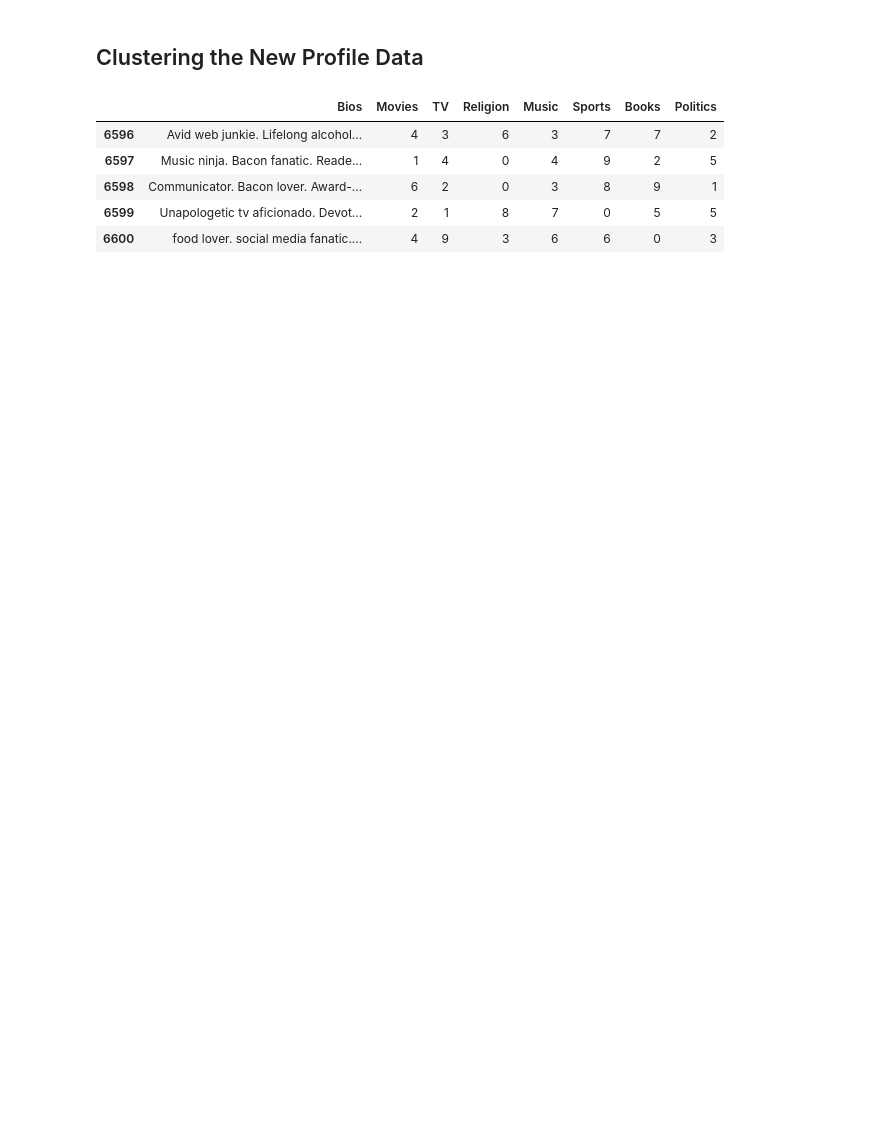
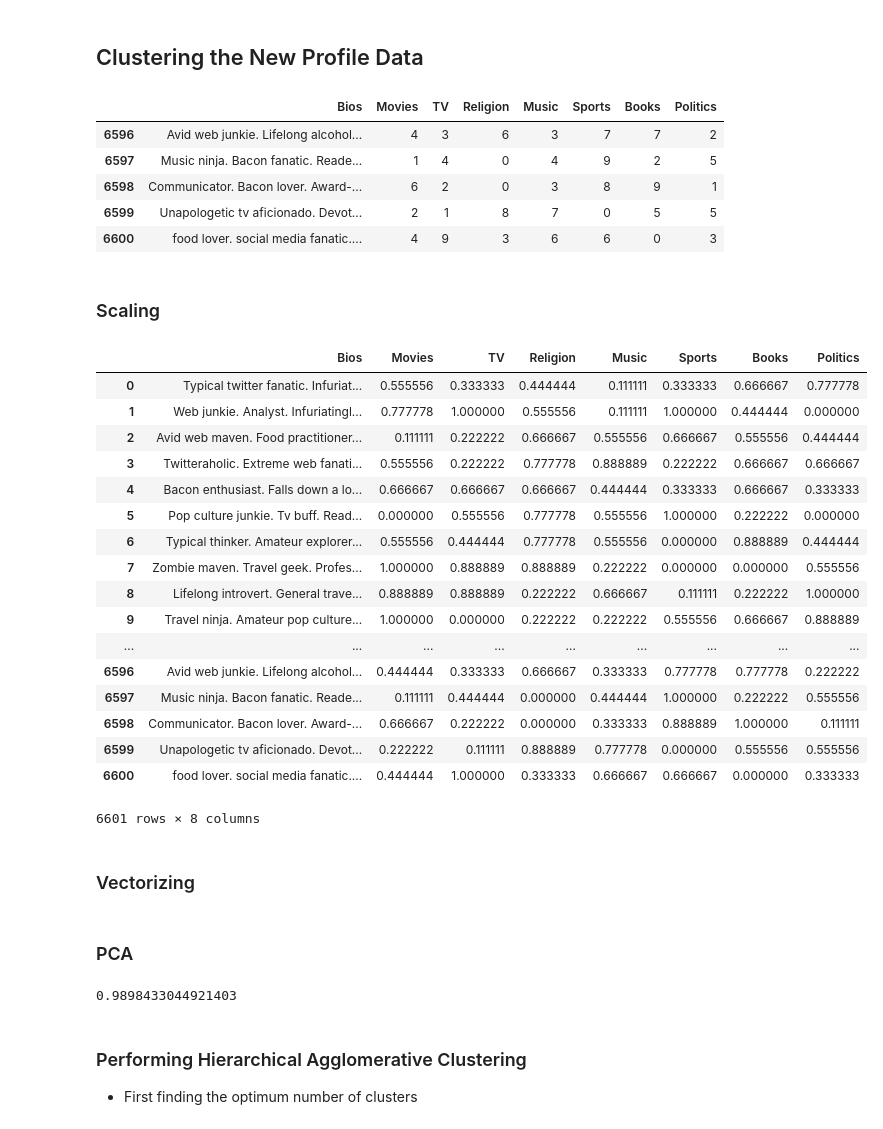
Before and after one commit to marcosan93/AI-Matchmaker, a Jupyter notebook: Adding-New-Dating-Profile.ipynb, the cells around one changed output. Cells and saved outputs as stored; diff of their text form; code cells hidden in the pictures; blank space fills up the shorter version.

Commit message:
finished clustering the new data

```diff
--- a/Adding-New-Dating-Profile.ipynb
+++ b/Adding-New-Dating-Profile.ipynb
@@ -101,3 +98,32 @@ new_cluster.tail()
 | 6598 | Communicator. Bacon lover. Award-... | 6 | 2 | 0 | 3 | 8 | 9 | 1 |
 | 6599 | Unapologetic tv aficionado. Devot... | 2 | 1 | 8 | 7 | 0 | 5 | 5 |
 | 6600 | food lover. social media fanatic.... | 4 | 9 | 3 | 6 | 6 | 0 | 3 |
+# %% [markdown]
+### Scaling
+# %%
+# Instantiating the Scaler
+scaler = MinMaxScaler()
+
+# Scaling the categories then replacing the old values
+df = new_cluster[['Bios']].join(pd.DataFrame(scaler.fit_transform(new_cluster.drop('Bios', axis=1)), columns=new_cluster.columns[1:], index=new_cluster.index))
+# %% [output]
+|  | Bios | Movies | TV | Religion | Music | Sports | Books | Politics |
+| 0 | Typical twitter fanatic. Infuriat... | 0.555556 | 0.333333 | 0.444444 | 0.111111 | 0.333333 | 0.666667 | 0.777778 |
+| 1 | Web junkie. Analyst. Infuriatingl... | 0.777778 | 1.000000 | 0.555556 | 0.111111 | 1.000000 | 0.444444 | 0.000000 |
+| 2 | Avid web maven. Food practitioner... | 0.111111 | 0.222222 | 0.666667 | 0.555556 | 0.666667 | 0.555556 | 0.444444 |
+| 3 | Twitteraholic. Extreme web fanati... | 0.555556 | 0.222222 | 0.777778 | 0.888889 | 0.222222 | 0.666667 | 0.666667 |
+| 4 | Bacon enthusiast. Falls down a lo... | 0.666667 | 0.666667 | 0.666667 | 0.444444 | 0.333333 | 0.666667 | 0.333333 |
+| 5 | Pop culture junkie. Tv buff. Read... | 0.000000 | 0.555556 | 0.777778 | 0.555556 | 1.000000 | 0.222222 | 0.000000 |
+| 6 | Typical thinker. Amateur explorer... | 0.555556 | 0.444444 | 0.777778 | 0.555556 | 0.000000 | 0.888889 | 0.444444 |
+| 7 | Zombie maven. Travel geek. Profes... | 1.000000 | 0.888889 | 0.888889 | 0.222222 | 0.000000 | 0.000000 | 0.555556 |
+| 8 | Lifelong introvert. General trave... | 0.888889 | 0.888889 | 0.222222 | 0.666667 | 0.111111 | 0.222222 | 1.000000 |
+| 9 | Travel ninja. Amateur pop culture... | 1.000000 | 0.000000 | 0.222222 | 0.222222 | 0.555556 | 0.666667 | 0.888889 |
+| ... | ... | ... | ... | ... | ... | ... | ... | ... |
+| 6596 | Avid web junkie. Lifelong alcohol... | 0.444444 | 0.333333 | 0.666667 | 0.333333 | 0.777778 | 0.777778 | 0.222222 |
+| 6597 | Music ninja. Bacon fanatic. Reade... | 0.111111 | 0.444444 | 0.000000 | 0.444444 | 1.000000 | 0.222222 | 0.555556 |
+| 6598 | Communicator. Bacon lover. Award-... | 0.666667 | 0.222222 | 0.000000 | 0.333333 | 0.888889 | 1.000000 | 0.111111 |
+| 6599 | Unapologetic tv aficionado. Devot... | 0.222222 | 0.111111 | 0.888889 | 0.777778 | 0.000000 | 0.555556 | 0.555556 |
+| 6600 | food lover. social media fanatic.... | 0.444444 | 1.000000 | 0.333333 | 0.666667 | 0.666667 | 0.000000 | 0.333333 |
+6601 rows × 8 columns
+# %% [markdown]
+### Vectorizing
@@ -103,0 +145,29 @@ new_cluster.tail()
+# %% [markdown]
+### PCA
+# %%
+from sklearn.decomposition import PCA
+
+# Instantiating PCA
+pca = PCA()
+
+# Fitting and Transforming the DF
+df_pca = pca.fit_transform(new_df)
+
+# Finding the exact number of features that explain at least 99% of the variance in the dataset
+total_explained_variance = pca.explained_variance_ratio_.cumsum()
+n_over_99 = len(total_explained_variance[total_explained_variance>=.99])
+n_to_reach_99 = new_df.shape[1] - n_over_99
+
+# Reducing the dataset to the number of features determined before
+pca = PCA(n_components=n_to_reach_99)
+
+# Fitting and transforming the dataset to the stated number of features
+df_pca = pca.fit_transform(new_df)
+
+# Seeing the variance ratio that still remains after the dataset has been reduced
+pca.explained_variance_ratio_.cumsum()[-1]
+# %% [output]
+0.9898433044921403
+# %% [markdown]
+### Performing Hierarchical Agglomerative Clustering
+- First finding the optimum number of clusters
```
Also changed, not shown: parts of 27 cells of this notebook, 1 other file.
